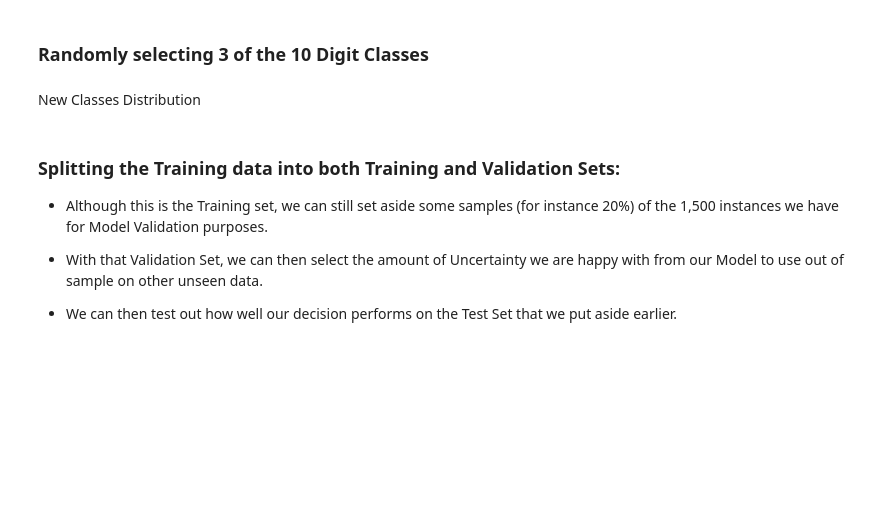
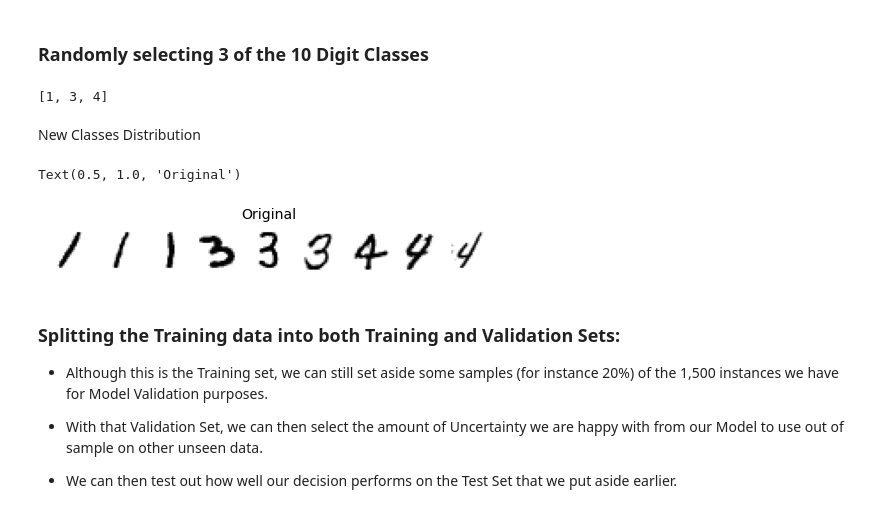
Before and after one commit to andylynchul/ET5003_Assignments, a Jupyter notebook: Week 1/Etivity_1_ALynch_20208189.ipynb, the cells around one changed output. Saved outputs shown, nothing was run; the diff lists cells and outputs as text; code cells hidden in the pictures; blank space fills up the shorter version.

```diff
--- a/Week 1/Etivity_1_ALynch_20208189.ipynb
+++ b/Week 1/Etivity_1_ALynch_20208189.ipynb
@@ -93,6 +93,6 @@ Mounted at /content/drive
 # %%
 # Path, copy the path from your Drive
-Path = '/content/drive/MyDrive/Colab Notebooks/Enrique/Data/'
+Path = '/content/drive/MyDrive/Masters/Year2/ET5003/Week1/Mnist Data/'
 
 # MNIST Data
 train_data = Path + 'mnist_train.csv'
@@ -163,30 +165,35 @@ plt.show()
 ### Randomly selecting 3 of the 10 Digit Classes
 # %%
 # We select the number of Classes we want:
-n_classes =
+n_classes = 3
 
 # Empty list to append the random digit classes we select:
-classes =
+classes = []
 
 # We select 3 digits at random and make sure they are unique:
-while len(classes) < :
+while len(classes) < n_classes:
 
     # Randomly drawing a digit from 0-9:
     num2choose = np.random.randint(0,10)
 
     # Append the digit if it's not already in our list of classes:
-    if label not in classes:
-        classes.append(num2choose)
+    if num2choose not in classes:
+      classes.append(num2choose)
 
 
 # Sorting the Classes smallest to largest
-classes.___
+classes.sort()
 # print classes selected
 classes
+# %% [output]
+[1, 3, 4]
 # %%
 # The number of instances we'll keep for each of our 3 digits:
-inst_class =
+inst_class = 1000
 
+#declare empty list for digits / labels
+inputs = []
+labels = []
 
 # Loop to randomly sample the instances for each digit:
 for r in classes:
@@ -220,13 +227,20 @@ def plot_digits(instances, images_per_row=5, **options):
 # %%
 # Show a few instances from each Digit:
 plt.figure(figsize=(8,8))
 
 # Selecting a few label indices from each of the 3 classes to show:
+label_indices = []
+for r in classes:
+    selected_indices =(np.where(y_train==r)[0][:3]).tolist()
+    label_indices.extend(selected_indices)
 
-
+label_indices
 # Plotting 'original' image
 plot_digits(X_train[label_indices,:],images_per_row=9)
 plt.title("Original", fontsize=14)
+# %% [output]
+Text(0.5, 1.0, 'Original')
+[figure, added]
 # %% [markdown]
 ###  Splitting the Training data into both Training and Validation Sets:
 
```
Also changed, not shown: parts of 3 cells of this notebook.
